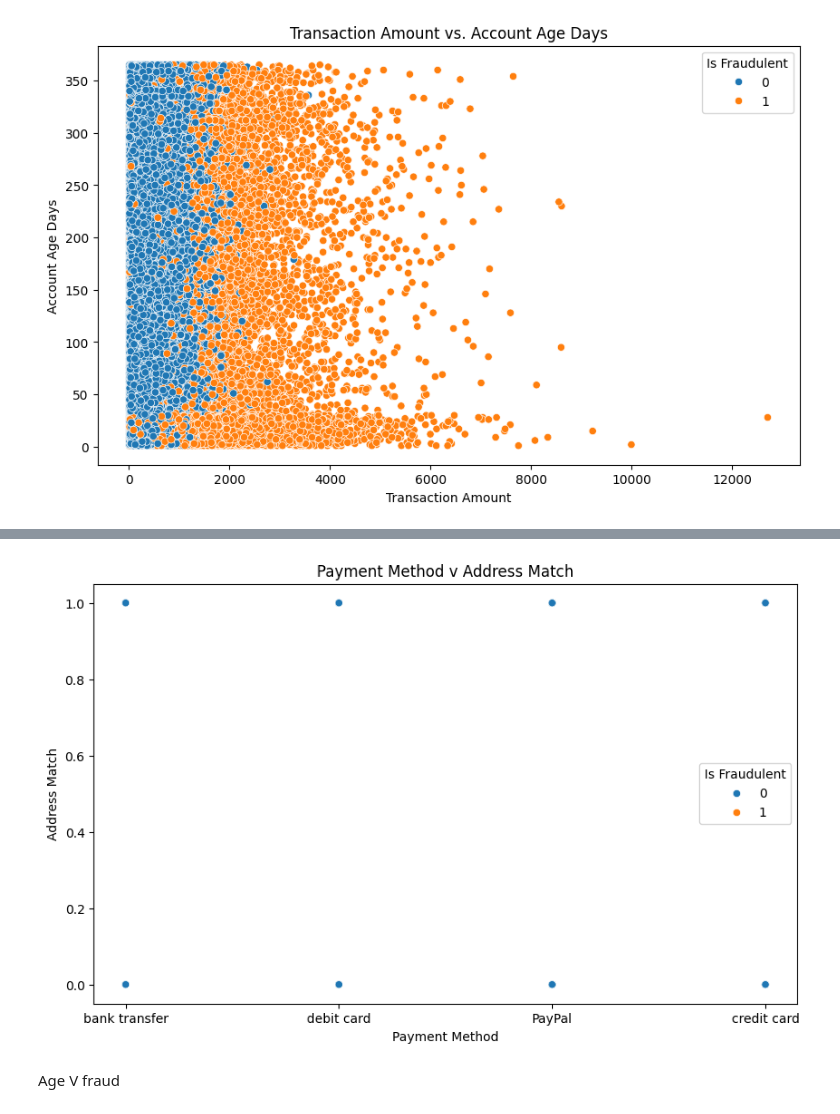
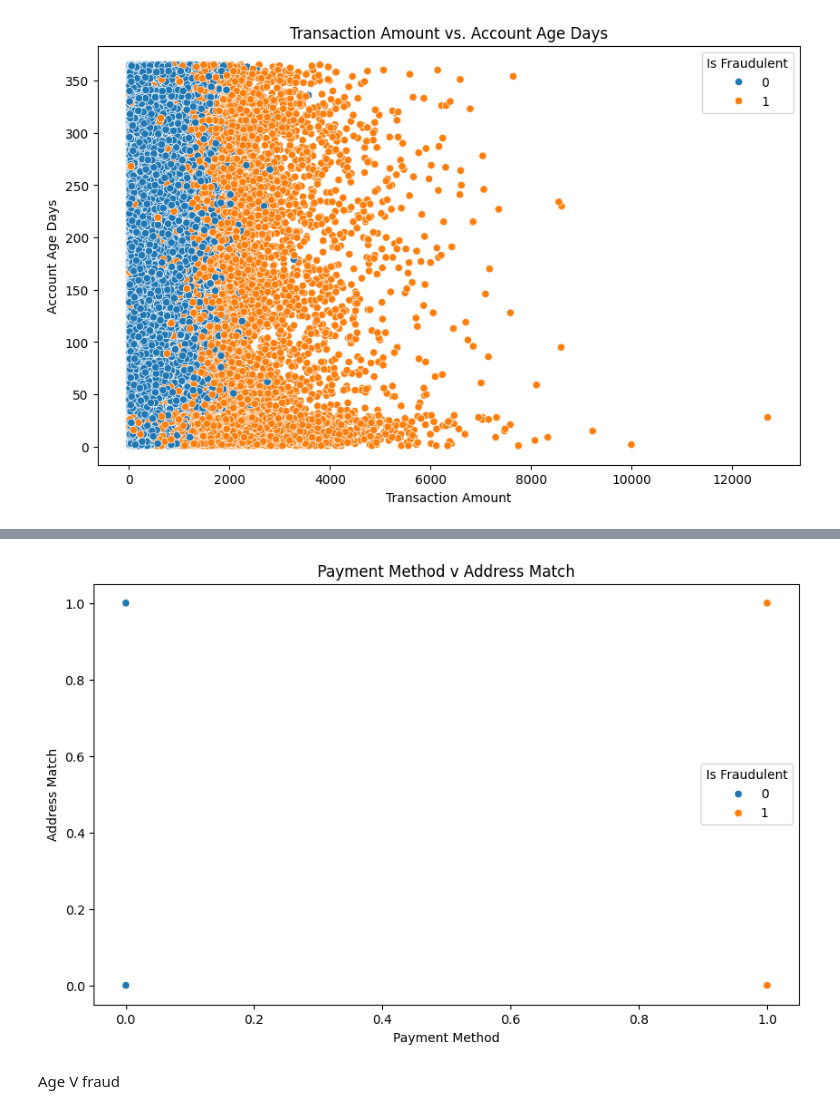
Before and after one commit to JamesCowans/fraud-analysis, a Jupyter notebook: Jupyter-Notebooks/02 Data investigation.ipynb, the cells around one changed output, grey strips where cells are left out. Saved outputs shown, nothing was run; the diff lists cells and outputs as text; code cells hidden in the pictures.

Commit message:
Clean data

```diff
--- a/Jupyter-Notebooks/02 Data investigation.ipynb
+++ b/Jupyter-Notebooks/02 Data investigation.ipynb
@@ -87 +104,3 @@ df.head(3)
+# %%
+fraud_data_1['Address Match'] = (df['Shipping Address'] == df['Billing Address']).astype('int64')
 # %%
@@ -177,5 +214,3 @@ Index(['Transaction ID', 'Customer ID', 'Transaction Amount',
       dtype='object')
-# %%
-fraud_data_1['Address Match'] = (df['Shipping Address'] == df['Billing Address']).astype('boolean')
 # %%
 df.head()
@@ -219,13 +241,13 @@ df.head()
 # %%
 # Fraud with or without matching address - Need to coerce the data to work for address match
 plt.figure(figsize=(10, 6))
-sns.scatterplot(data=fraud_data_1, x='Payment Method', y='Address Match', hue='Is Fraudulent')
+sns.scatterplot(data=fraud_data_1, x='Is Fraudulent', y='Address Match', hue='Is Fraudulent')
 plt.title('Payment Method v Address Match')
 plt.xlabel('Payment Method')
 plt.ylabel('Address Match')
 plt.show()
 # %% [output]
-[figure, old version]
+[figure, new version]
 # %% [markdown]
 Age V fraud
 # %% [markdown]
```
Also changed, not shown: parts of 26 cells of this notebook.
